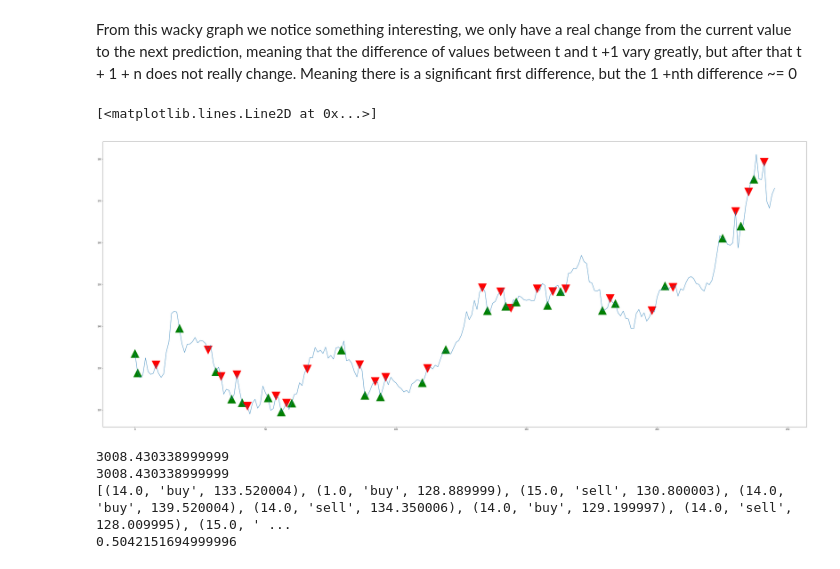
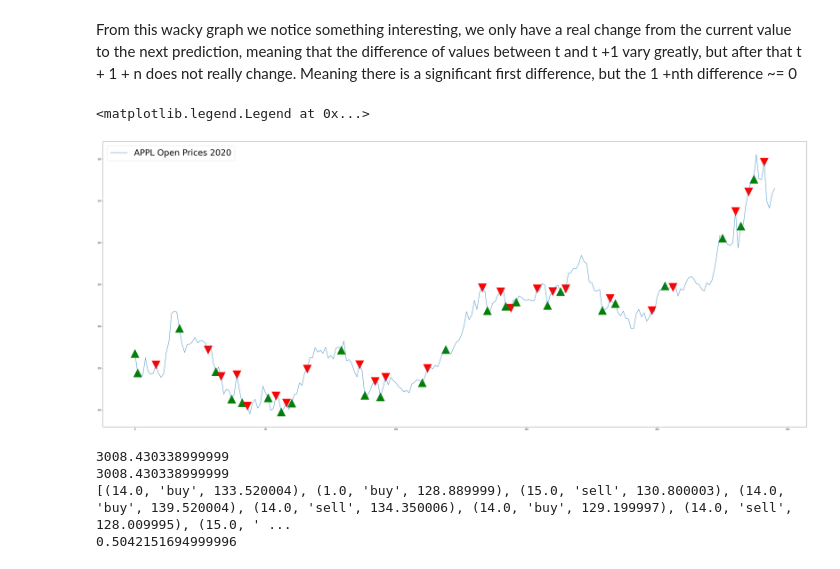
Before and after one commit to kevinkim101/financial_stock_data_modelling, a Jupyter notebook: project_name/notebooks/trading_strats.ipynb, the cells around one changed output. Drawn from its saved outputs; the diff is of its cells as text; code cells hidden in the pictures.

```diff
--- a/project_name/notebooks/trading_strats.ipynb
+++ b/project_name/notebooks/trading_strats.ipynb
@@ -97,7 +97,7 @@ From this wacky graph we notice something interesting, we only have a real chang
 #if slope(t,t+1) > slope(t-1,t) > slope(t-2,t-1) we are in a strong uptrend
 #if slope(t,t+1) < slope(t-1,t) < slope(t-2,t-1) we are in a strong downtrend
 #if other then we are in a period of consolidation
-
+import matplotlib.lines as mlines
 #this is our purchase tracker
 cash = 2000
 starting = cash
@@ -160,37 +160,37 @@ for i in range(0,len(test)):
             history.append((amount, "buy", price))
             plt.plot([i],[price],marker = "^", color = "g",markersize=40)
 
 
     elif sell:
         price = test.iloc[i]["Open"]
         amount = (holdings // sell_factor)
         if amount == 0:
             amount = holdings
 
         holdings -= amount
         cash += amount * price
 
         if amount != 0:
             history.append((amount, "sell", price))
             plt.plot([i], [price], marker = "v", color = "r",markersize=40)
 
 
 
     #update the model with two days worth of data
     train = train.append({"Close": test.iloc[i]["Close"], "Date":test.iloc[i]["Date"]}, ignore_index=True)
 
 
     if holdings != 0:
         equity = cash + holdings * test.iloc[i]["Open"]
     else:
         equity = cash
 
     equity_vals.append(equity)
-
-plt.plot(test["Open"])
+plt.plot(test["Open"], label = "APPL Open Prices 2020")
+plt.legend(loc="upper left", prop={'size': 40})
 # %% [output]
-[<matplotlib.lines.Line2D at 0x...>]
+<matplotlib.legend.Legend at 0x...>
-[figure, old version]
+[figure, new version]
 # %%
 print(cash)
 print(equity)
```
Also changed, not shown: parts of 1 cell of this notebook, 3 other files.
